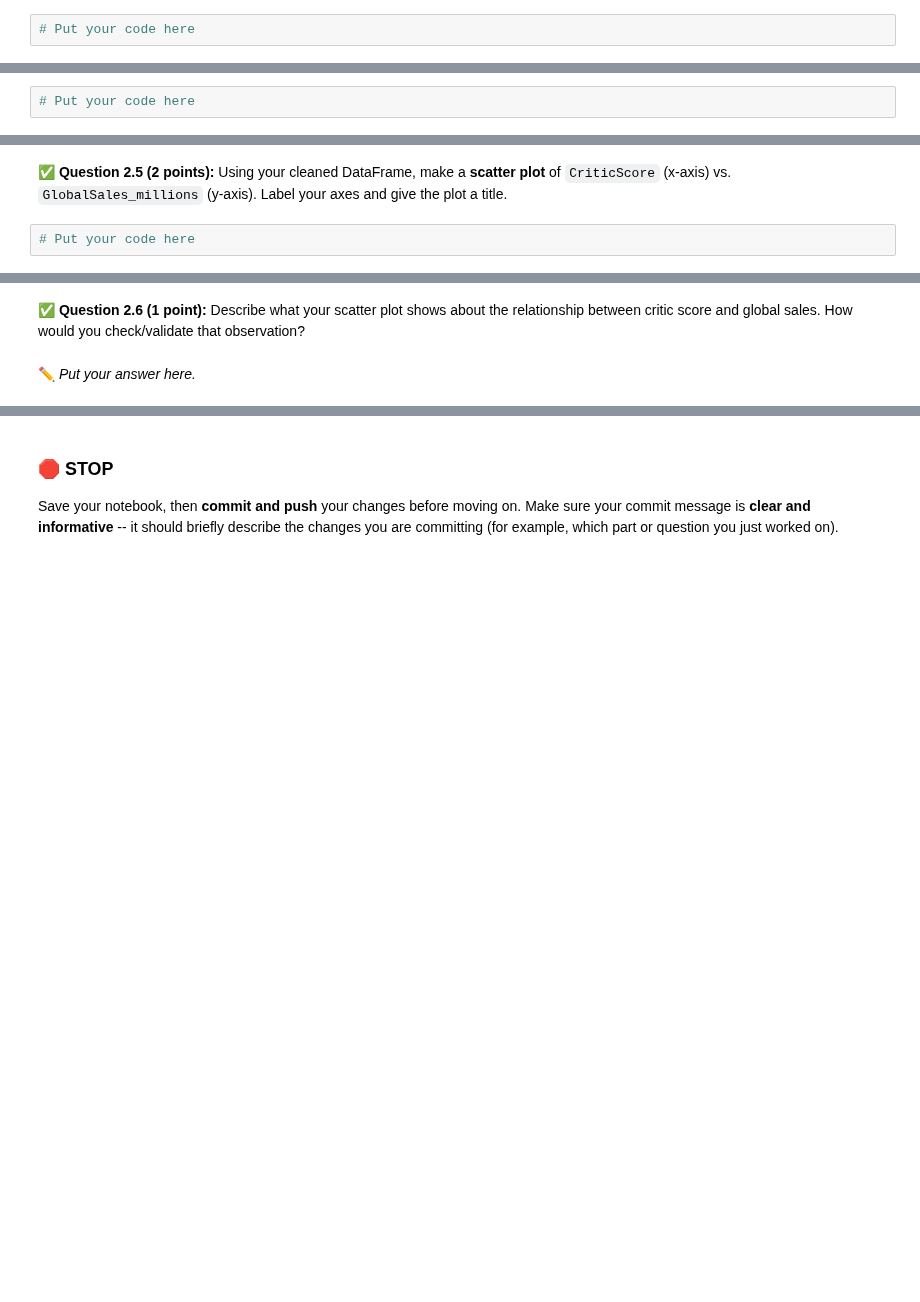
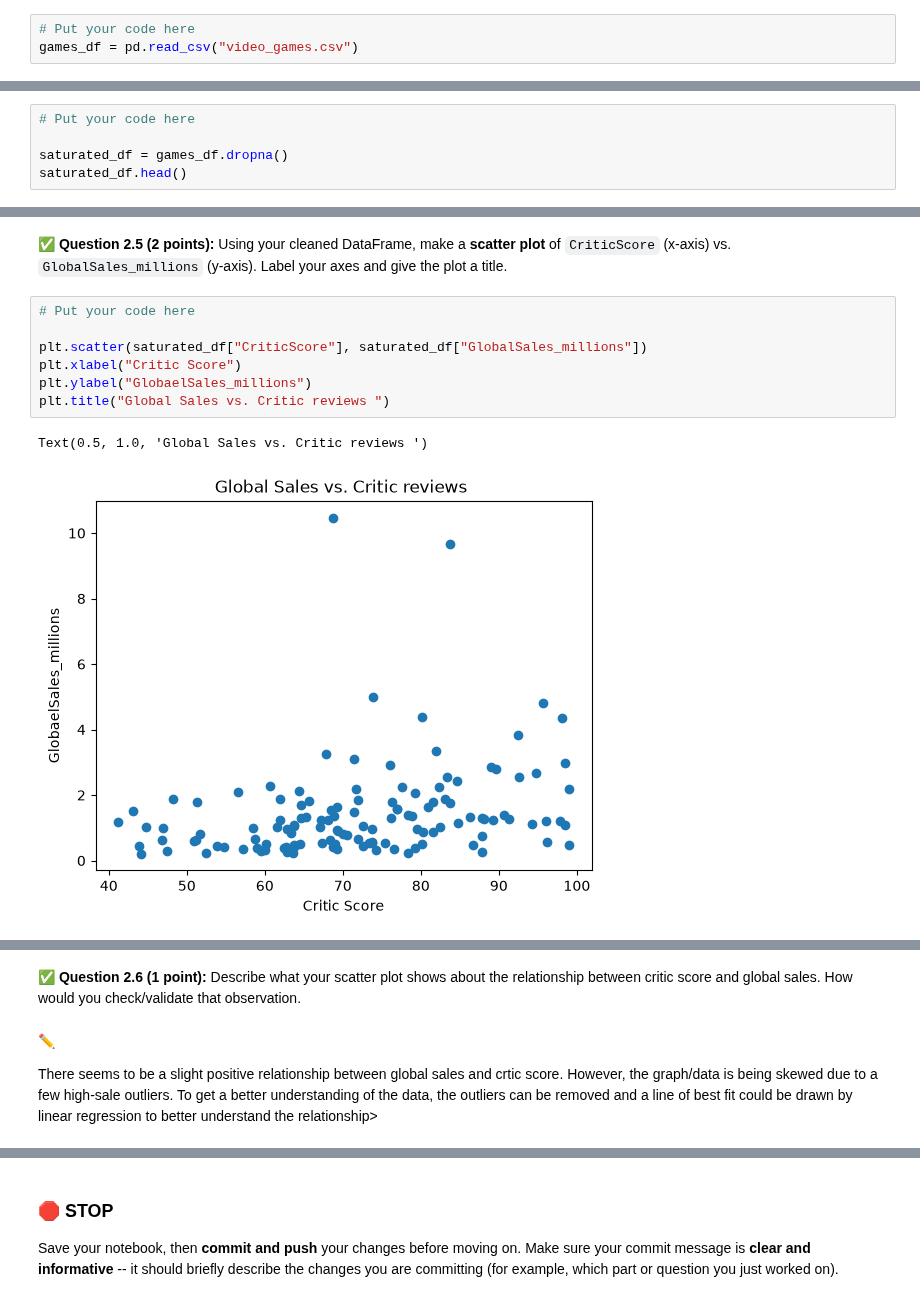
Before and after one commit to beayldz/CMSE202-f26-turnin, a Jupyter notebook: midterm/CMSE202-Midterm-Section004-Ayyildiz.ipynb, the cells around one changed output, grey strips where cells are left out. Saved outputs shown, nothing was run; the diff lists cells and outputs as text; blank space fills up the shorter version.

```diff
--- a/midterm/CMSE202-Midterm-Section004-Ayyildiz.ipynb
+++ b/midterm/CMSE202-Midterm-Section004-Ayyildiz.ipynb
@@ -117,3 +125,4 @@ from the URL provided by your instructor. Put the command you used in the cell b
 &#9989; **Question 2.2 (2 points):** Read `video_games.csv` into a pandas DataFrame and display the first 5 rows.
 # %%
 # Put your code here
+games_df = pd.read_csv("video_games.csv")
@@ -141,3 +231,6 @@ from the URL provided by your instructor. Put the command you used in the cell b
 DataFrame with all rows containing missing values removed.
 # %%
 # Put your code here
+
+saturated_df = games_df.dropna()
+saturated_df.head()
@@ -149,8 +249,16 @@ DataFrame with all rows containing missing values removed.
 
 &#9989; **Question 2.5 (2 points):** Using your cleaned DataFrame, make a **scatter plot** of
 `CriticScore` (x-axis) vs. `GlobalSales_millions` (y-axis). Label your axes and give the plot a title.
-# %%
-# Put your code here
+# %%
+# Put your code here
+
+plt.scatter(saturated_df["CriticScore"], saturated_df["GlobalSales_millions"])
+plt.xlabel("Critic Score")
+plt.ylabel("GlobaelSales_millions")
+plt.title("Global Sales vs. Critic reviews ")
+# %% [output]
+Text(0.5, 1.0, 'Global Sales vs. Critic reviews ')
+[figure, added]
 # %% [markdown]
 <!-- END QUESTION -->
 <!-- DO NOT MODIFY OR DELETE THIS CELL -->
@@ -158,9 +266,11 @@ DataFrame with all rows containing missing values removed.
 <!-- BEGIN QUESTION -->
 
 &#9989; **Question 2.6 (1 point):** Describe what your scatter plot shows about the relationship between
-critic score and global sales. How would you check/validate that observation?
+critic score and global sales. How would you check/validate that observation.
-# %% [markdown]
-&#9999;&#65039; *Put your answer here.*
+# %% [markdown]
+&#9999;&#65039;
+
+There seems to be a slight positive relationship between global sales and crtic score. However, the graph/data is being skewed due to a few high-sale outliers. To get a better understanding of the data, the outliers can be removed and a line of best fit could be drawn by linear regression to better understand the relationship>
 # %% [markdown]
 <!-- END QUESTION -->
 <!-- DO NOT MODIFY OR DELETE THIS CELL -->
```
Also changed, not shown: parts of 14 cells of this notebook, 1 other file.
